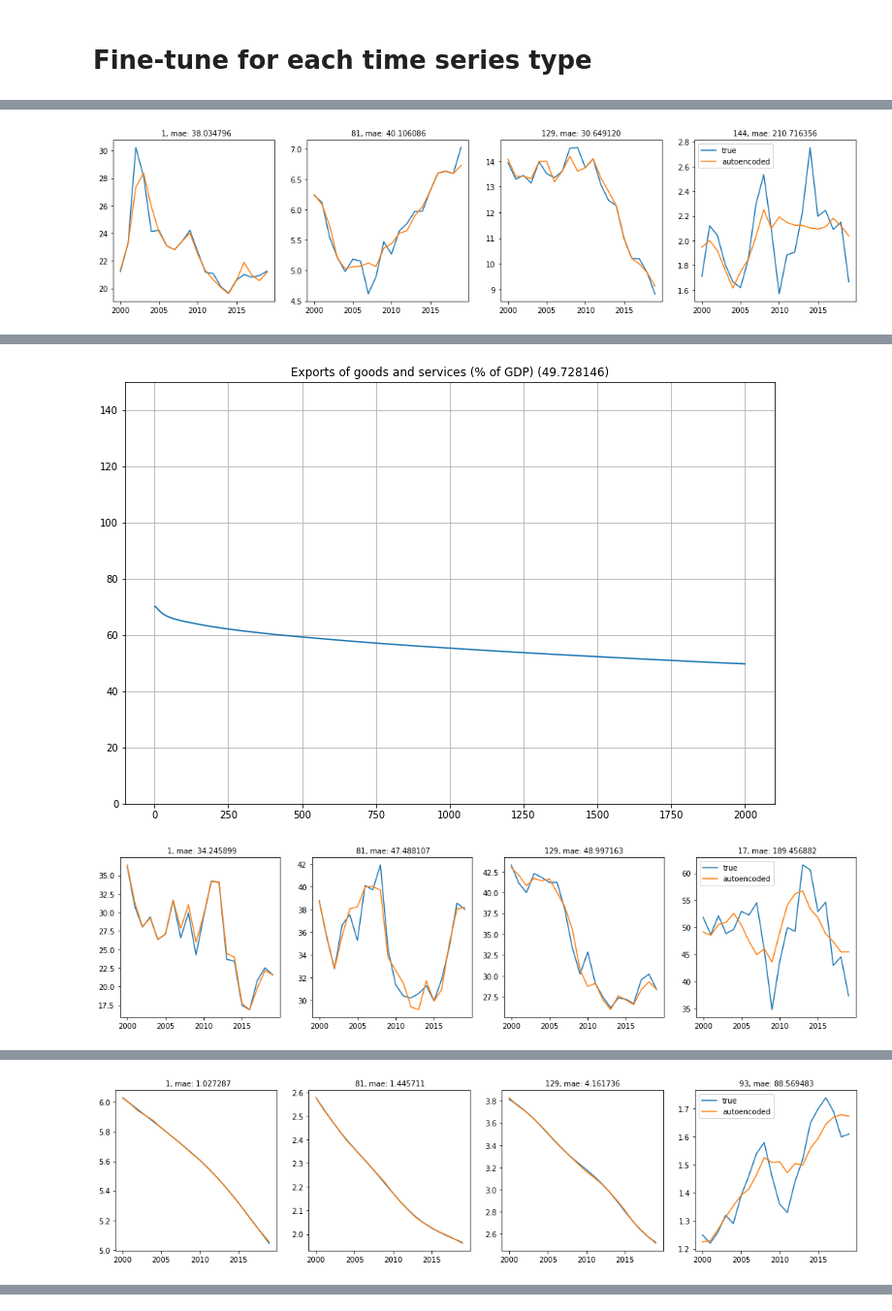
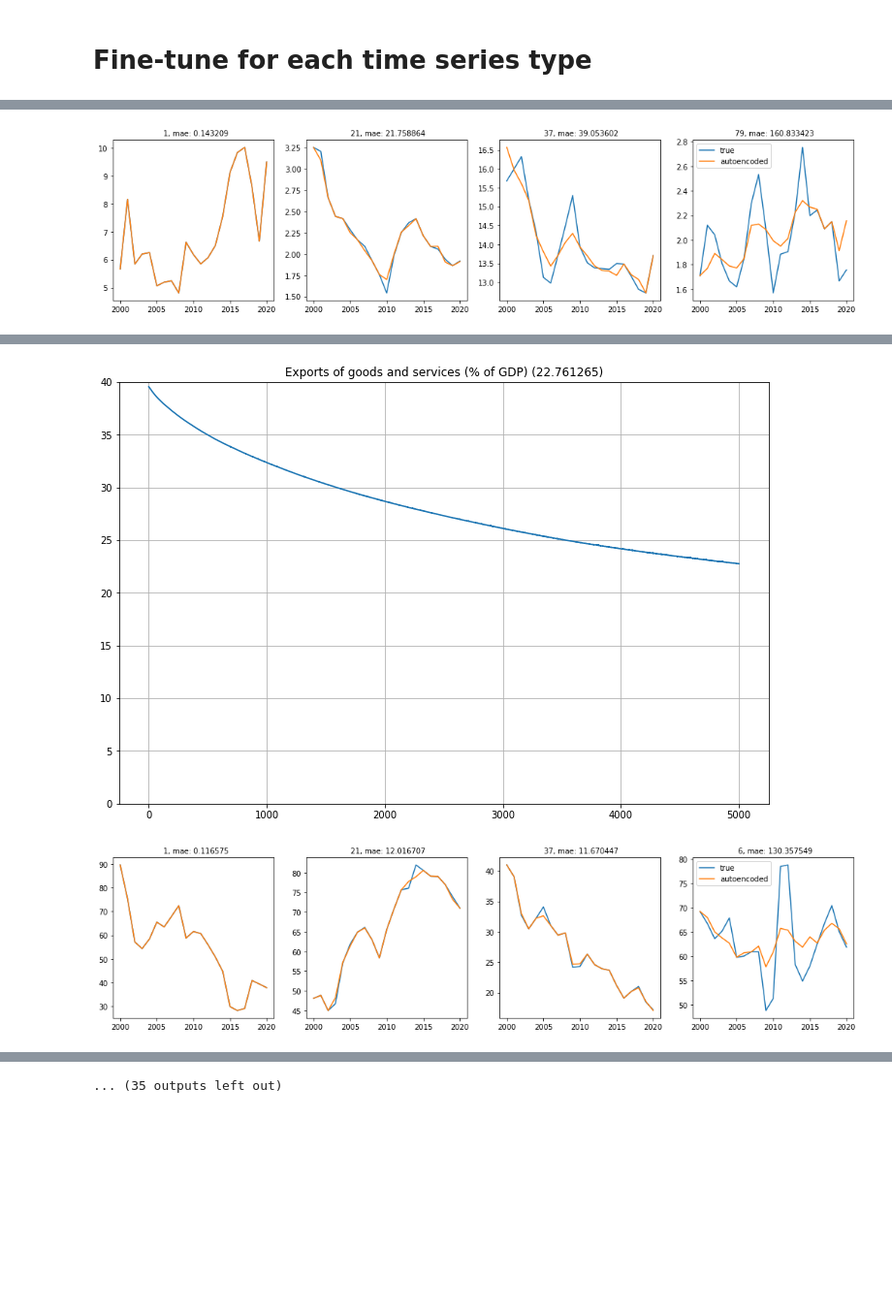
Before and after one commit to maciektr/worldbank_data_exploration, a Jupyter notebook: notebooks/feature_extraction/train_autoencoders.ipynb, the cells around one changed output, grey strips where cells are left out. Shown at 97% size. Saved outputs shown, nothing was run; the diff lists cells and outputs as text; code cells hidden in the pictures; blank space fills up the shorter version.

Commit message:
Trained the autoencoder.

```diff
--- a/notebooks/feature_extraction/train_autoencoders.ipynb
+++ b/notebooks/feature_extraction/train_autoencoders.ipynb
@@ -64,20 +65,20 @@ from feature_extraction import Autoencoder
 # %% [markdown]
 ## Utils
 # %%
-def plot_history(history, title, ymax=None, print_mae=True):
-    plt.figure(figsize=(12, 8))
+def plot_history(history, title, ymax=None, print_mae=True, key='loss', figsize=(12, 8)):
+    plt.figure(figsize=figsize)
 
-    plt.plot(np.arange(1, len(history['loss']) + 1), history['loss'])
+    plt.plot(np.arange(1, len(history[key]) + 1), history[key])
 
     plt.ylim(bottom=0)
     if ymax is not None:
         plt.ylim(top=ymax)
 
-    plt.title(f"{title} ({min(history['loss']):0.6f})")
+    plt.title(f"{title} ({min(history[key]):0.6f})")
     plt.grid()
     plt.show()
 
-def plot_autoencoded(model, X, indices=[1, 100, 500, 821, 1000, 1250, 1500, 1872, 2000, 2137, 2560], rows=3, cols=4, figsize=(18, 11)):
+def plot_autoencoded(model, X, indices=[1, 100, 200, 300, 500, 650, 750, 900, 1000, 1127, 1394], rows=3, cols=4, figsize=(18, 11)):
     plt.figure(figsize=figsize)
 
     X_enc = model.predict(X)
@@ -99,7 +100,7 @@ def plot_autoencoded(model, X, indices=[1, 100, 500, 821, 1000, 1250, 1500, 1872
     plt.show()
 # %%
 N_BOTTLENECK = 4
-INPUT_LEN = 20
+INPUT_LEN = 21
 ALL_PATH = f'{pwd}/feature_extraction/model_weights/autoencoder_{N_BOTTLENECK}/main_feature_set/all'
 # %% [markdown]
 ## Train
@@ -133,9 +136,9 @@ for feature, X in list(time_series_dict.items()):
 
     model_path = f'{pwd}/feature_extraction/model_weights/autoencoder_{N_BOTTLENECK}/main_feature_set/{feature}'
     autoencoder = Autoencoder(N_BOTTLENECK, input_len=INPUT_LEN, model_path=model_path)
-    autoencoder.load_weights(path=ALL_PATH)
 
-    # autoencoder.compile_and_train(X, n_epochs=2000, lr=0.001, verbose=0, lr_patience=100)
+    # autoencoder.load_weights(path=ALL_PATH)
+    # autoencoder.compile_and_train(X, n_epochs=5000, lr=None, verbose=0, lr_patience=200)
 
     autoencoder.load_weights()
 
@@ -169,8 +172,9 @@ for feature, X in list(time_series_dict.items()):
 
     print(f'Loss: {autoencoder.compile_and_evaluate(X):0.6f}. Before fine-tuning: {autoencoder_all.compile_and_evaluate(X):0.6f}')
 
-    plot_history(autoencoder.history, feature, ymax=150)
-    plot_autoencoded(autoencoder, X, indices=[1, 81, 129], rows=1, cols=4, figsize=(18, 4))
+    plot_history(autoencoder.history, feature, ymax=40)
+    # plot_history(autoencoder.history, 'Learning rate', key='lr', print_mae=False, figsize=(6, 4))
+    plot_autoencoded(autoencoder, X, indices=[1, 21, 37], rows=1, cols=4, figsize=(18, 4))
 # %% [output]
 ===========================================================================================================================================
 Access to electricity (% of population)
@@ -190,4 +194,4 @@ Loss: 66.372658. Before fine-tuning: 84.258438
-[figure, old version]
+[figure, new version]
 ===========================================================================================================================================
 Exports of goods and services (% of GDP)
 ===========================================================================================================================================
@@ -197,5 +201,5 @@ Loss: 49.754711. Before fine-tuning: 70.123230
-[figure, old version]
+[figure, new version]
-[figure, old version]
+[figure, new version]
 ===========================================================================================================================================
 Fertility rate, total (births per woman)
 ===========================================================================================================================================
@@ -206 +209,0 @@ Loss: 10.911032. Before fine-tuning: 16.561857
-[figure, removed]
@@ -207,0 +211 @@ Loss: 10.911032. Before fine-tuning: 16.561857
+... (35 outputs left out)
```
Also changed, not shown: parts of 9 cells of this notebook, 48 other files.
